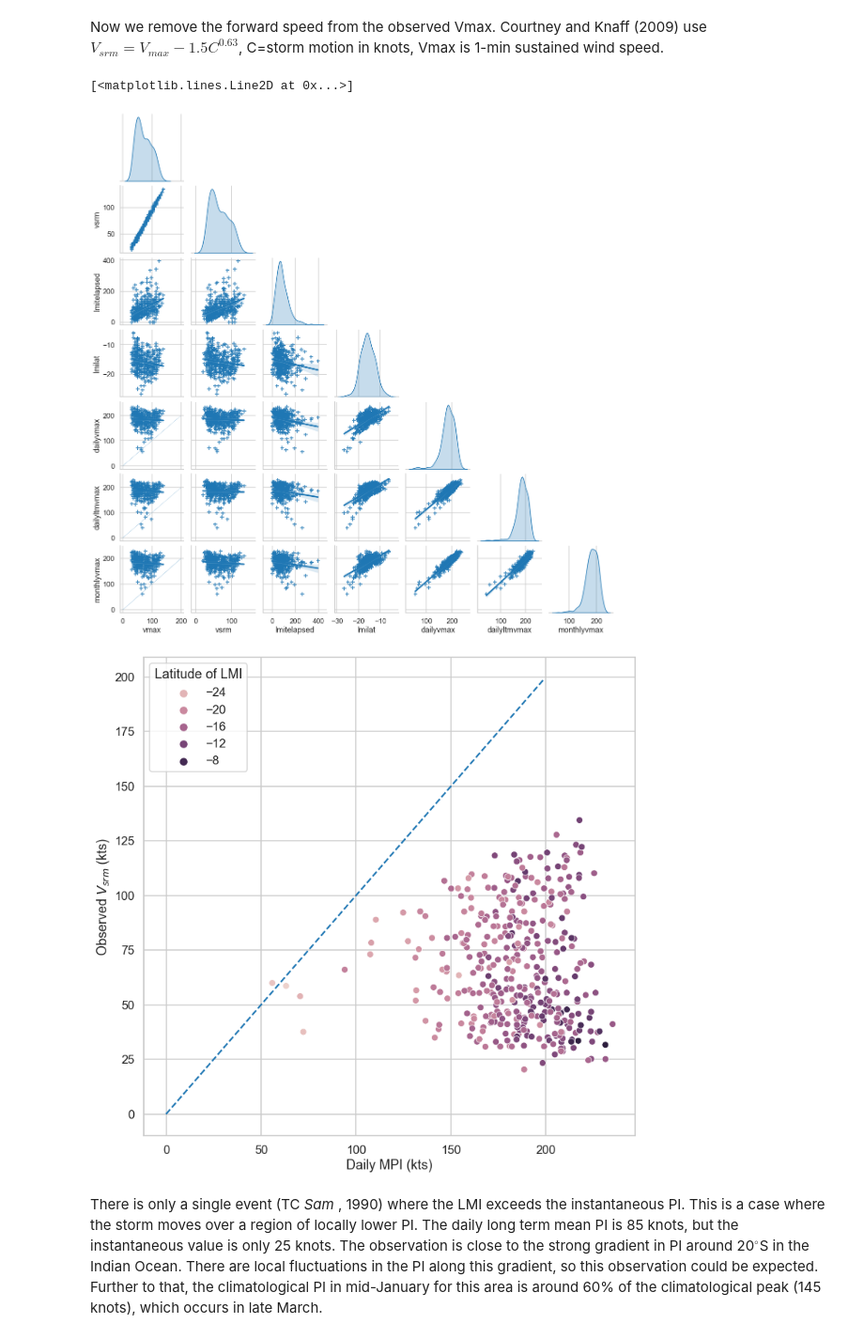
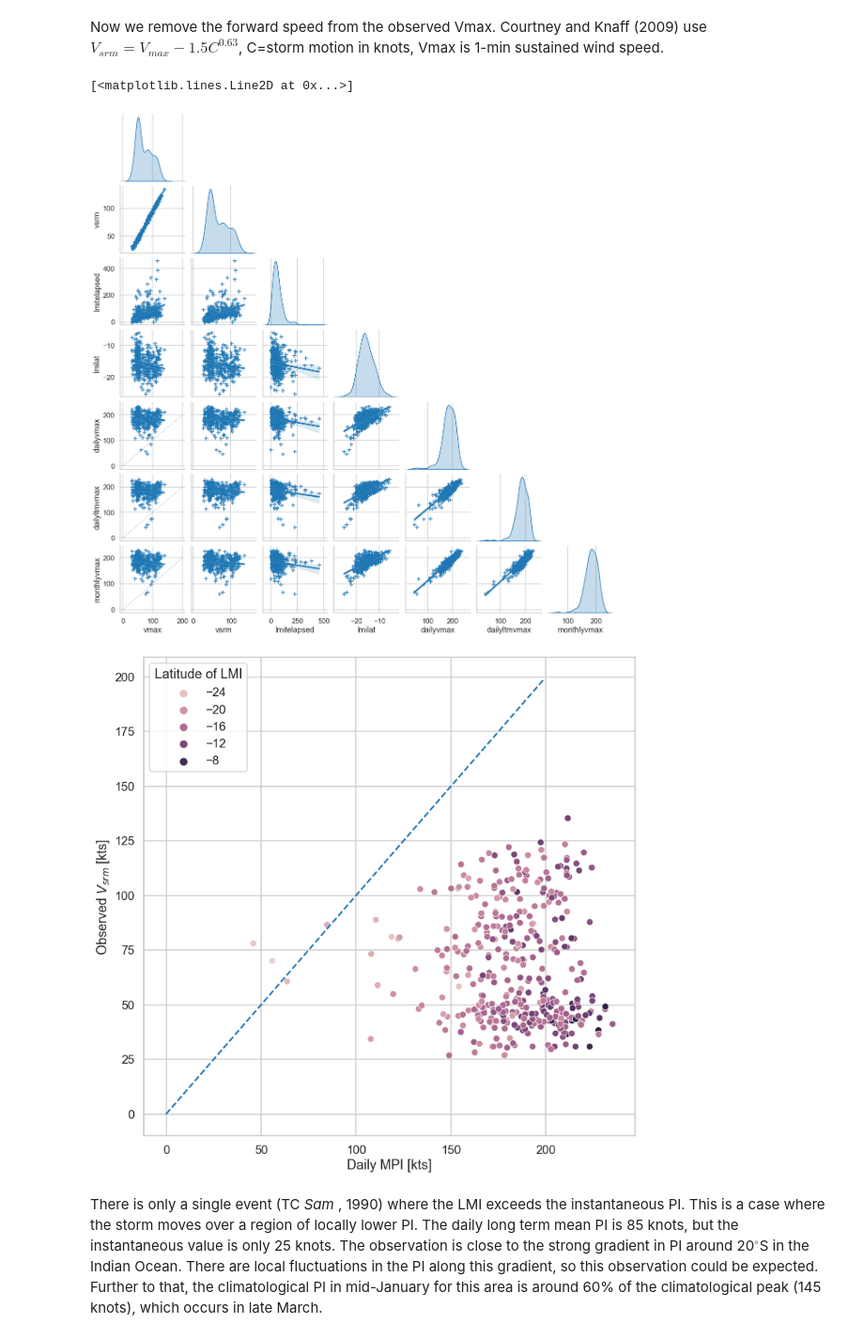
Before and after one commit to wcarthur/pcmin, a Jupyter notebook: Analysis of potential intensity.ipynb, the cells around one changed output. Shown at 94% size. Drawn from its saved outputs; the diff is of its cells as text; code cells hidden in the pictures.

```diff
--- a/Analysis of potential intensity.ipynb
+++ b/Analysis of potential intensity.ipynb
@@ -13,7 +13,7 @@ sns.set_style('whitegrid')
 sns.set_context('talk')
 # %%
 inputPath = "C:/Workspace/data/pi"
-inputFile = os.path.join(inputPath, "OTCR.lmi.pi.csv")
+inputFile = os.path.join(inputPath, "OTCR.lmi.pi.20210810.csv")
 df = pd.read_csv(inputFile)
 # Remove any records where the PI is zero - this could filter either observations where LMI
 # is achieved over land, or where the PI data is not available
@@ -23,7 +23,7 @@ df =df[df['dailyvmax'] != 0]
 df['speed'] = metutils.convert(df.speed, 'kmh', 'kts')
 # %%
 # Maximum wind speed is stored in the file in m/s - convert to knots
-df['vmax'] = metutils.convert(df.vmax, 'mps', 'kts')
+#df['vmax'] = metutils.convert(df.vmax, 'mps', 'kts')
 # %%
 # It's also a 10-minute mean wind speed, so convert to a 1 minute mean for off-sea conditions.
 # I use a factor determined using the approach of Harper et al (2010), which gives a
@@ -57,19 +57,19 @@ g.axes[5][0].plot(np.arange(0, 200), np.arange(0, 200), ls='--', lw=0.5)
 g.axes[6][0].plot(np.arange(0, 200), np.arange(0, 200), ls='--', lw=0.5)
 # %% [output]
 [<matplotlib.lines.Line2D at 0x...>]
-[figure, old version]
+[figure, new version]
 # %%
 fig, ax = plt.subplots(1, 1, figsize=(12,12))
-sns.scatterplot('dailyvmax', 'vsrm', data=df,
+sns.scatterplot(x='dailyvmax', y='vsrm', data=df,
                 hue='lmilat',
                 ax=ax)
 ax.plot(np.arange(0, 200), np.arange(0, 200), ls='--')
 ax.set_ylabel(r"Observed $V_{srm}$ [kts]")
 ax.set_xlabel(r"Daily MPI [kts]")
 ax.legend(title="Latitude of LMI")
-plt.savefig(os.path.join(inputPath, "Vsrm_vs_MPI.png"), bbox_inches="tight")
+plt.savefig(os.path.join(inputPath, "Vsrm_vs_MPI.20210810.png"), bbox_inches="tight")
 # %% [output]
-[figure, old version]
+[figure, new version]
 # %% [markdown]
 There is only a single event (TC _Sam_ , 1990) where the LMI exceeds the instantaneous PI. This is a case where the storm moves over a region of locally lower PI. The daily long term mean PI is 85 knots, but the instantaneous value is only 25 knots. The observation is close to the strong gradient in PI around 20$^{\circ}$S in the Indian Ocean. There are local fluctuations in the PI along this gradient, so this observation could be expected. Further to that, the climatological PI in mid-January for this area is around 60% of the climatological peak (145 knots), which occurs in late March.
 # %% [markdown]
```
Also changed, not shown: parts of 1 cell of this notebook, 2 other files.
